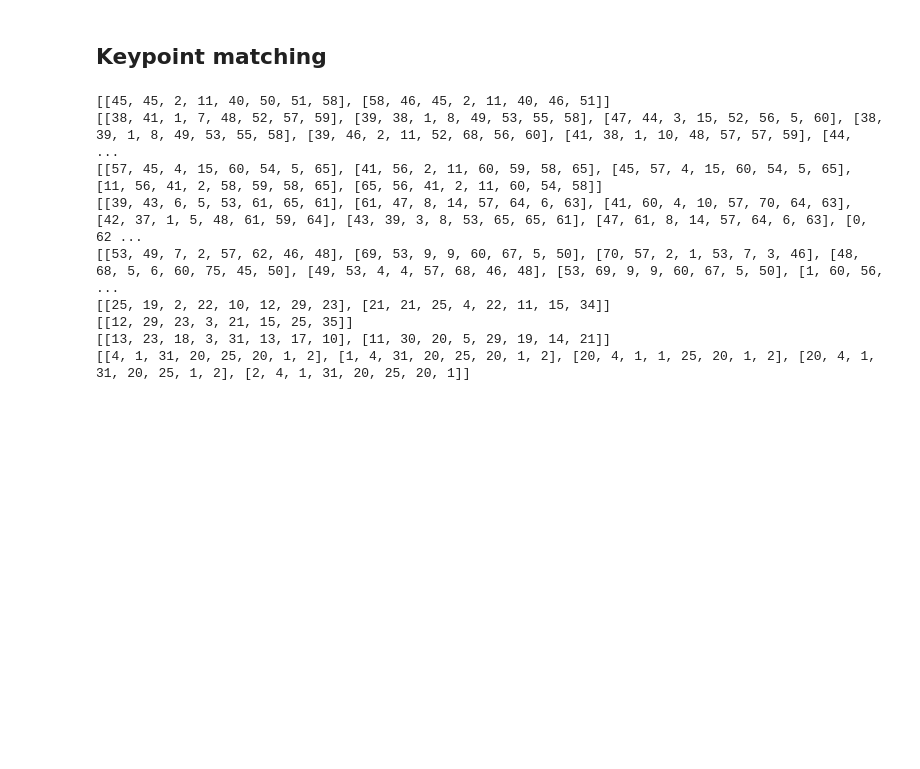
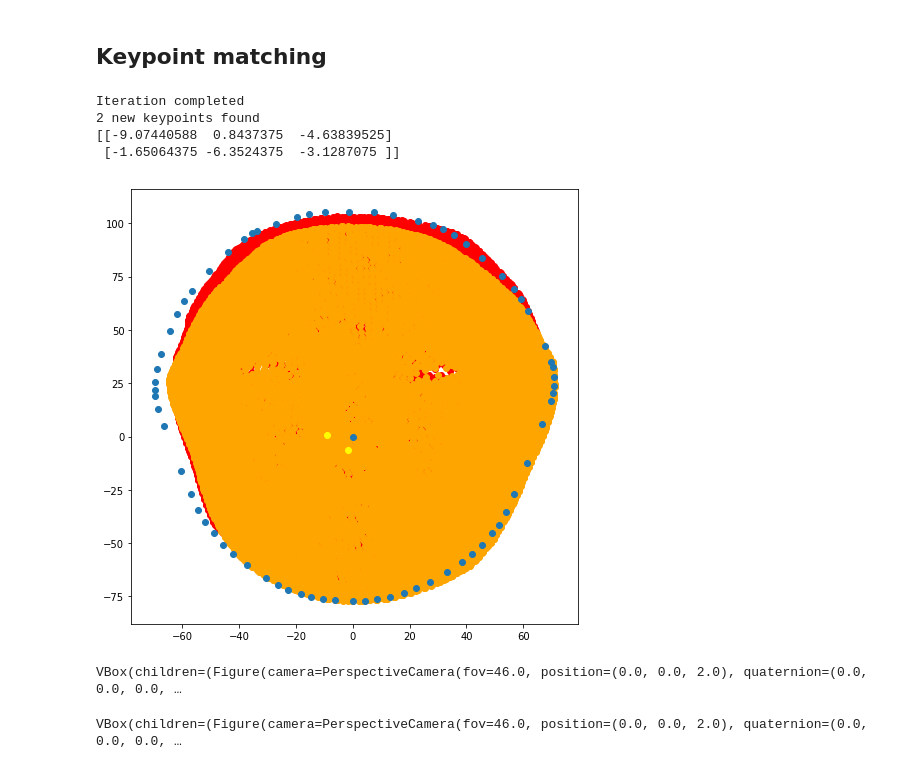
Before and after one commit to pyaf/Dense-3D-Face-Correspondence, a Jupyter notebook: hemanth-serial.ipynb, the cells around one changed output. Saved outputs shown, nothing was run; the diff lists cells and outputs as text; code cells hidden in the pictures; blank space fills up the shorter version.

Commit message:
keypoint matching done
get_patch function needs to be modified.

```diff
--- a/hemanth-serial.ipynb
+++ b/hemanth-serial.ipynb
@@ -387,21 +414,28 @@ def get_matching_keypoints(edge_keypoints):
 # matching is done using constrained nearest neighbour
 # choose an edge, select a keypoint, find out keypoints on corresponding patches on other faces within a vicinity of 2*rho,
 # get euclidean distance in features among all possible pair wise combinations, if the distances come out to be less than Kp are added to the global set of correspondences
+def keypoint_matching_process(keypoints, features):
+    final_mean_keypoints = []
+    for edge_index in range(1, len(keypoints)):
+        edge_keypoints = keypoints["edge" + str(edge_index)]
+        edge_features = features["edge" + str(edge_index)]
+        matched_keypoints = get_matching_keypoints(edge_keypoints, edge_features, edge_index)
+        if len(matched_keypoints) == 0:
+            continue
+        #print(matched_keypoints)
+        final_mean_keypoints.extend(matched_keypoints)
+    #final_mean_keypoints = list(set(final_mean_keypoints))
 
-for edge_index in range(1, len(hull)):
-    edge_keypoints = keypoints["edge" + str(edge_index)]
-    matched_keypoints = get_matching_keypoints(edge_keypoints)
-    if len(matched_keypoints) == 0:
-        continue
-    print(matched_keypoints)
-    # now that we gotta refine these matched_keypoints by doing constraint nearest neighbour search
+    final_mean_keypoints = np.array(final_mean_keypoints)
+    final_mean_keypoints = np.unique(final_mean_keypoints, axis=0)
+    return final_mean_keypoints
+
+final_mean_keypoints = keypoint_matching_process(keypoints, features)
+#print("Iteration completed")
+#print(len(final_mean_keypoints), "new keypoints found")
+print(final_mean_keypoints)
 # %% [output]
-[[45, 45, 2, 11, 40, 50, 51, 58], [58, 46, 45, 2, 11, 40, 46, 51]]
-[[38, 41, 1, 7, 48, 52, 57, 59], [39, 38, 1, 8, 49, 53, 55, 58], [47, 44, 3, 15, 52, 56, 5, 60], [38, 39, 1, 8, 49, 53, 55, 58], [39, 46, 2, 11, 52, 68, 56, 60], [41, 38, 1, 10, 48, 57, 57, 59], [44,  ...
-[[57, 45, 4, 15, 60, 54, 5, 65], [41, 56, 2, 11, 60, 59, 58, 65], [45, 57, 4, 15, 60, 54, 5, 65], [11, 56, 41, 2, 58, 59, 58, 65], [65, 56, 41, 2, 11, 60, 54, 58]]
-[[39, 43, 6, 5, 53, 61, 65, 61], [61, 47, 8, 14, 57, 64, 6, 63], [41, 60, 4, 10, 57, 70, 64, 63], [42, 37, 1, 5, 48, 61, 59, 64], [43, 39, 3, 8, 53, 65, 65, 61], [47, 61, 8, 14, 57, 64, 6, 63], [0, 62 ...
-[[53, 49, 7, 2, 57, 62, 46, 48], [69, 53, 9, 9, 60, 67, 5, 50], [70, 57, 2, 1, 53, 7, 3, 46], [48, 68, 5, 6, 60, 75, 45, 50], [49, 53, 4, 4, 57, 68, 46, 48], [53, 69, 9, 9, 60, 67, 5, 50], [1, 60, 56, ...
-[[25, 19, 2, 22, 10, 12, 29, 23], [21, 21, 25, 4, 22, 11, 15, 34]]
-[[12, 29, 23, 3, 21, 15, 25, 35]]
-[[13, 23, 18, 3, 31, 13, 17, 10], [11, 30, 20, 5, 29, 19, 14, 21]]
-[[4, 1, 31, 20, 25, 20, 1, 2], [1, 4, 31, 20, 25, 20, 1, 2], [20, 4, 1, 1, 25, 20, 1, 2], [20, 4, 1, 31, 20, 25, 1, 2], [2, 4, 1, 31, 20, 25, 20, 1]]
+Iteration completed
+2 new keypoints found
+[[-9.07440588  0.8437375  -4.63839525]
+ [-1.65064375 -6.3524375  -3.1287075 ]]
@@ -407,0 +444,35 @@ for edge_index in range(1, len(hull)):
+# %%
+first_face_index = 7
+second_face_index = 4
+points1 = face_points["face" + str(first_face_index)]
+points2 = face_points["face" + str(second_face_index)]
+plt.figure(figsize=(8,8))
+plt.scatter(points1[:,0], points1[:,1], color="red")
+plt.scatter(points2[:,0], points2[:,1], color="orange")
+#plt.scatter(updated_hull[:,0], updated_hull[:,1])
+
+plt.scatter(hull[:,0], hull[:,1])
+plt.scatter(final_mean_keypoints[:, 0], final_mean_keypoints[:, 1], color="yellow")
+maxind = np.argmax(points1[:,2])
+nosex = points1[maxind,0]
+nosey = points1[maxind,1]
+nosez = points1[maxind,2]
+plt.plot(nosex,nosey,"b")
+plt.show()
+# %% [output]
+[figure, added]
+# %%
+ipv.clear()
+ipv.scatter(points[:,0], points[:,1], points[:,2], size=1, marker="sphere", color="blue")
+ipv.scatter(final_mean_keypoints[:, 0], final_mean_keypoints[:,1], final_mean_keypoints[:,2], size=2, marker="sphere", color="red")
+ipv.show()
+# %% [output]
+VBox(children=(Figure(camera=PerspectiveCamera(fov=46.0, position=(0.0, 0.0, 2.0), quaternion=(0.0, 0.0, 0.0, …
+# %%
+tri_updated_hull = triangulation(updated_hull)
+ipv.figure()
+mesh = ipv.plot_trisurf(updated_hull[:,0], updated_hull[:,1], updated_hull[:,2], triangles=tri_updated_hull.simplices, color='blue')
+ipv.scatter(updated_hull[:,0], updated_hull[:,1], updated_hull[:,2], marker='sphere', color='red')
+ipv.show()
+# %% [output]
+VBox(children=(Figure(camera=PerspectiveCamera(fov=46.0, position=(0.0, 0.0, 2.0), quaternion=(0.0, 0.0, 0.0, …
```
Also changed, not shown: parts of 12 cells of this notebook.
